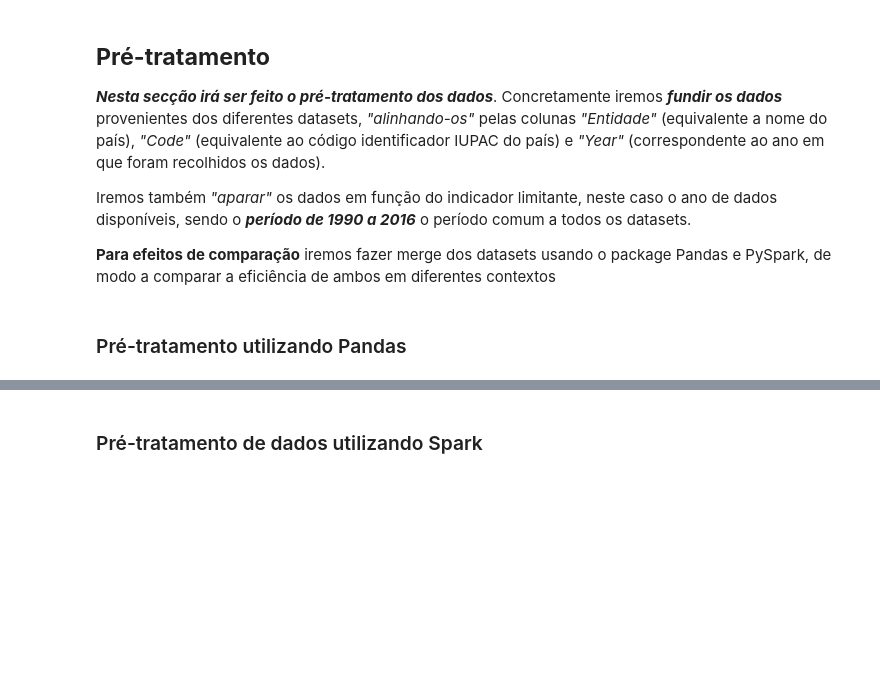
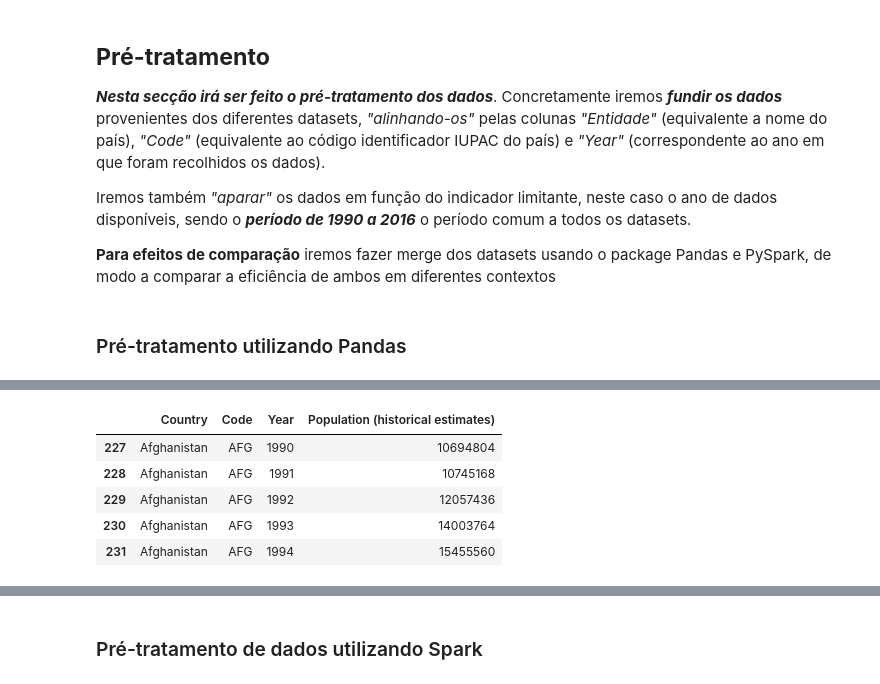
Before and after one commit to rezekiz/big-data-analysis, a Jupyter notebook: notebooks/main.ipynb, the cells around one changed output, grey strips where cells are left out. Cells and saved outputs as stored; diff of their text form; code cells hidden in the pictures; blank space fills up the shorter version.

```diff
--- a/main.ipynb
+++ b/notebooks/main.ipynb
@@ -69,0 +13,22 @@ merged.head()
+# %%
+# Importamos o módulo time para efeitos de comparação de tempos de execução
+import time
+
+# Carregamento dos datasets
+import pandas as pd
+
+pd_start = time.time() # inicio do contador pandas
+
+#Dataset populacional
+pop = pd.read_csv('../datasets/raw/population.csv')
+pop.rename(columns={'Entity': 'Country'}, inplace = True)
+pop = pop[pop['Year'] >= 1990]
+pop = pop[pop['Year'] <= 2016]
+pop.head()
+# %% [output]
+|  | Country | Code | Year | Population (historical estimates) |
+| 227 | Afghanistan | AFG | 1990 | 10694804 |
+| 228 | Afghanistan | AFG | 1991 | 10745168 |
+| 229 | Afghanistan | AFG | 1992 | 12057436 |
+| 230 | Afghanistan | AFG | 1993 | 14003764 |
+| 231 | Afghanistan | AFG | 1994 | 15455560 |
```
Also changed, not shown: parts of 20 cells of this notebook, 8 other files.
